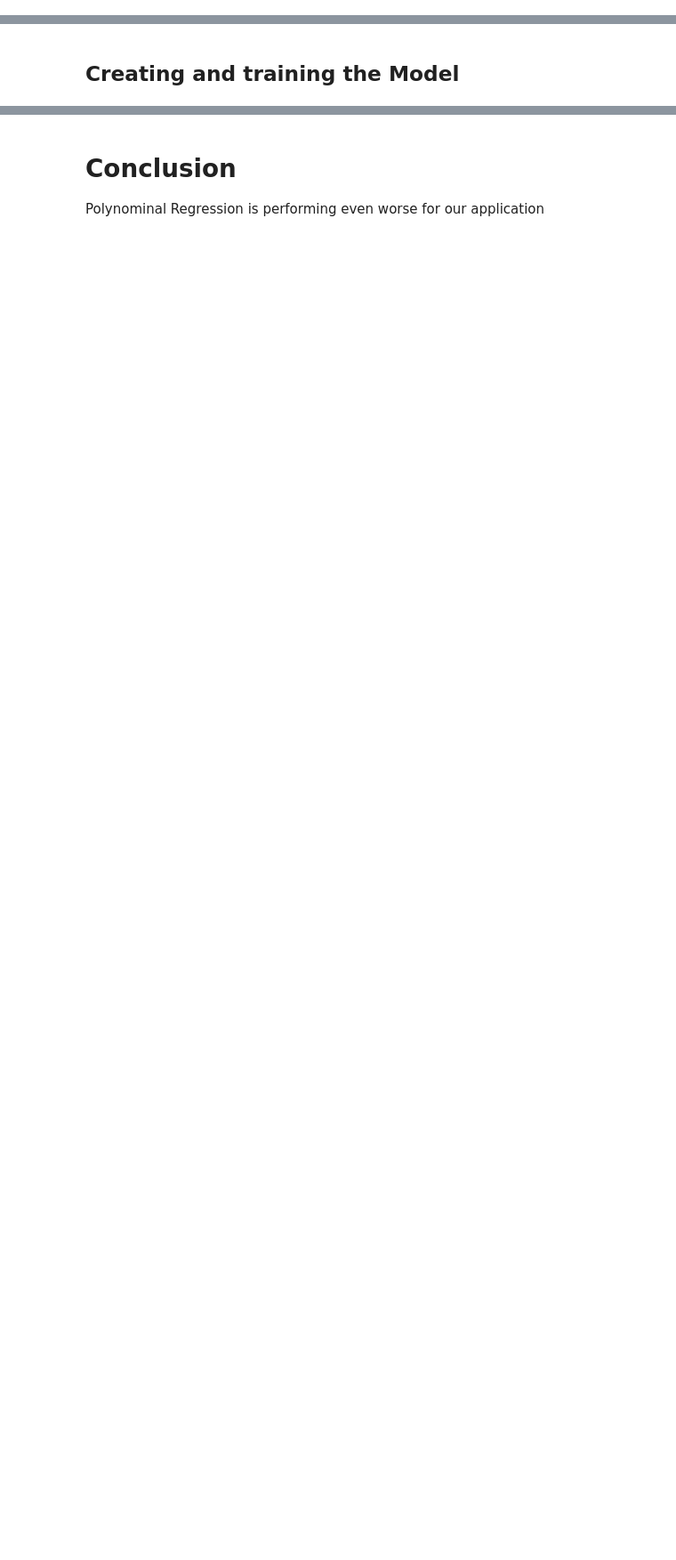
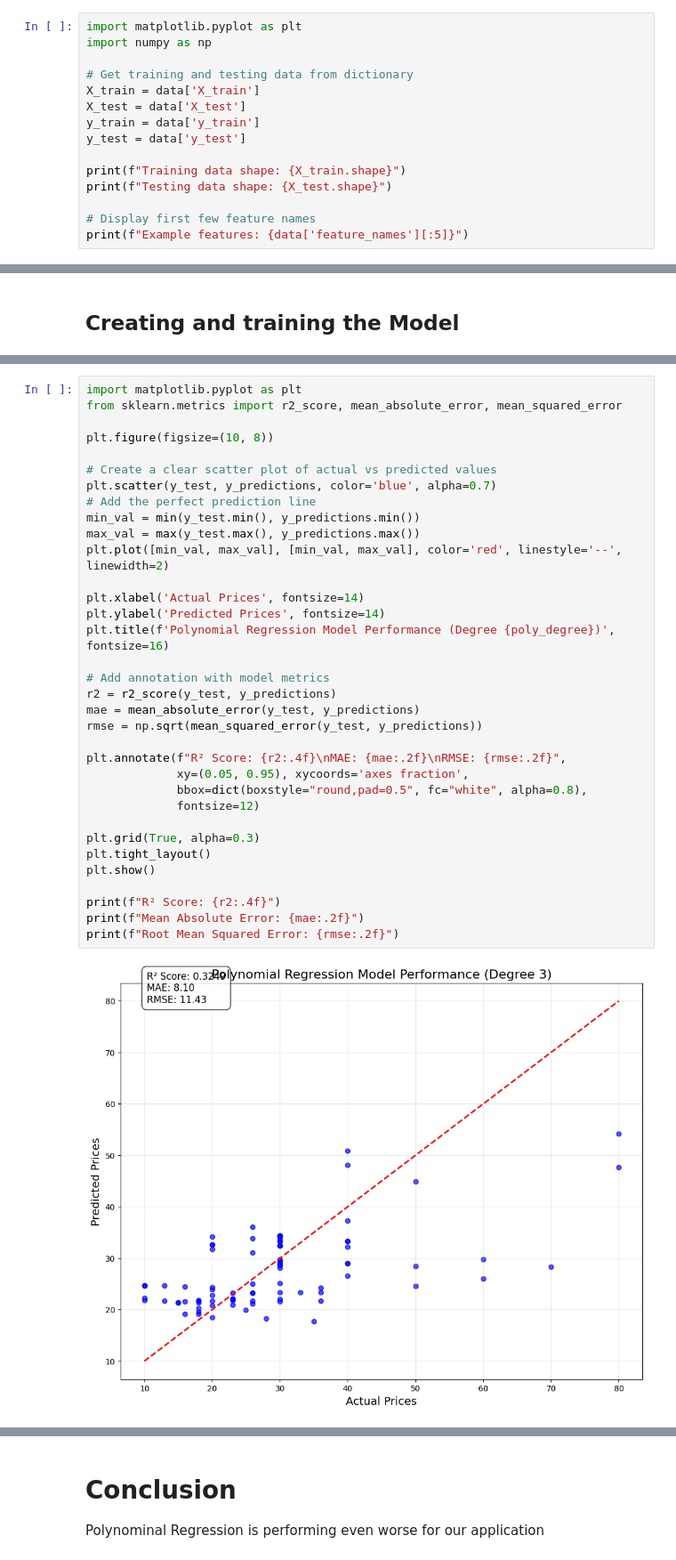
Before and after one commit to E-Sieben/365-Days-365-projects, a Jupyter notebook: March/1_Regression-Models/Day07_PolynomialRegression/main.ipynb, the cells around one changed output, grey strips where cells are left out. Shown at 89% size. Cells and saved outputs as stored; diff of their text form; blank space fills up the shorter version.

```diff
--- a/March/1_Regression-Models/Day07_PolynomialRegression/main.ipynb
+++ b/March/1_Regression-Models/Day07_PolynomialRegression/main.ipynb
@@ -23,0 +30,15 @@ X_test
+# %%
+import matplotlib.pyplot as plt
+import numpy as np
+
+# Get training and testing data from dictionary
+X_train = data['X_train']
+X_test = data['X_test']
+y_train = data['y_train']
+y_test = data['y_test']
+
+print(f"Training data shape: {X_train.shape}")
+print(f"Testing data shape: {X_test.shape}")
+
+# Display first few feature names
+print(f"Example features: {data['feature_names'][:5]}")
@@ -111,0 +97,36 @@ print(f"Root Mean Squared Error: {rmse:.2f}")
+# %%
+import matplotlib.pyplot as plt
+from sklearn.metrics import r2_score, mean_absolute_error, mean_squared_error
+
+plt.figure(figsize=(10, 8))
+
+# Create a clear scatter plot of actual vs predicted values
+plt.scatter(y_test, y_predictions, color='blue', alpha=0.7)
+# Add the perfect prediction line
+min_val = min(y_test.min(), y_predictions.min())
+max_val = max(y_test.max(), y_predictions.max())
+plt.plot([min_val, max_val], [min_val, max_val], color='red', linestyle='--', linewidth=2)
+
+plt.xlabel('Actual Prices', fontsize=14)
+plt.ylabel('Predicted Prices', fontsize=14)
+plt.title(f'Polynomial Regression Model Performance (Degree {poly_degree})', fontsize=16)
+
+# Add annotation with model metrics
+r2 = r2_score(y_test, y_predictions)
+mae = mean_absolute_error(y_test, y_predictions)
+rmse = np.sqrt(mean_squared_error(y_test, y_predictions))
+
+plt.annotate(f"R² Score: {r2:.4f}\nMAE: {mae:.2f}\nRMSE: {rmse:.2f}",
+             xy=(0.05, 0.95), xycoords='axes fraction',
+             bbox=dict(boxstyle="round,pad=0.5", fc="white", alpha=0.8),
+             fontsize=12)
+
+plt.grid(True, alpha=0.3)
+plt.tight_layout()
+plt.show()
+
+print(f"R² Score: {r2:.4f}")
+print(f"Mean Absolute Error: {mae:.2f}")
+print(f"Root Mean Squared Error: {rmse:.2f}")
+# %% [output]
+[figure, added]
```
Also changed, not shown: parts of 8 cells of this notebook, 6 other files.
